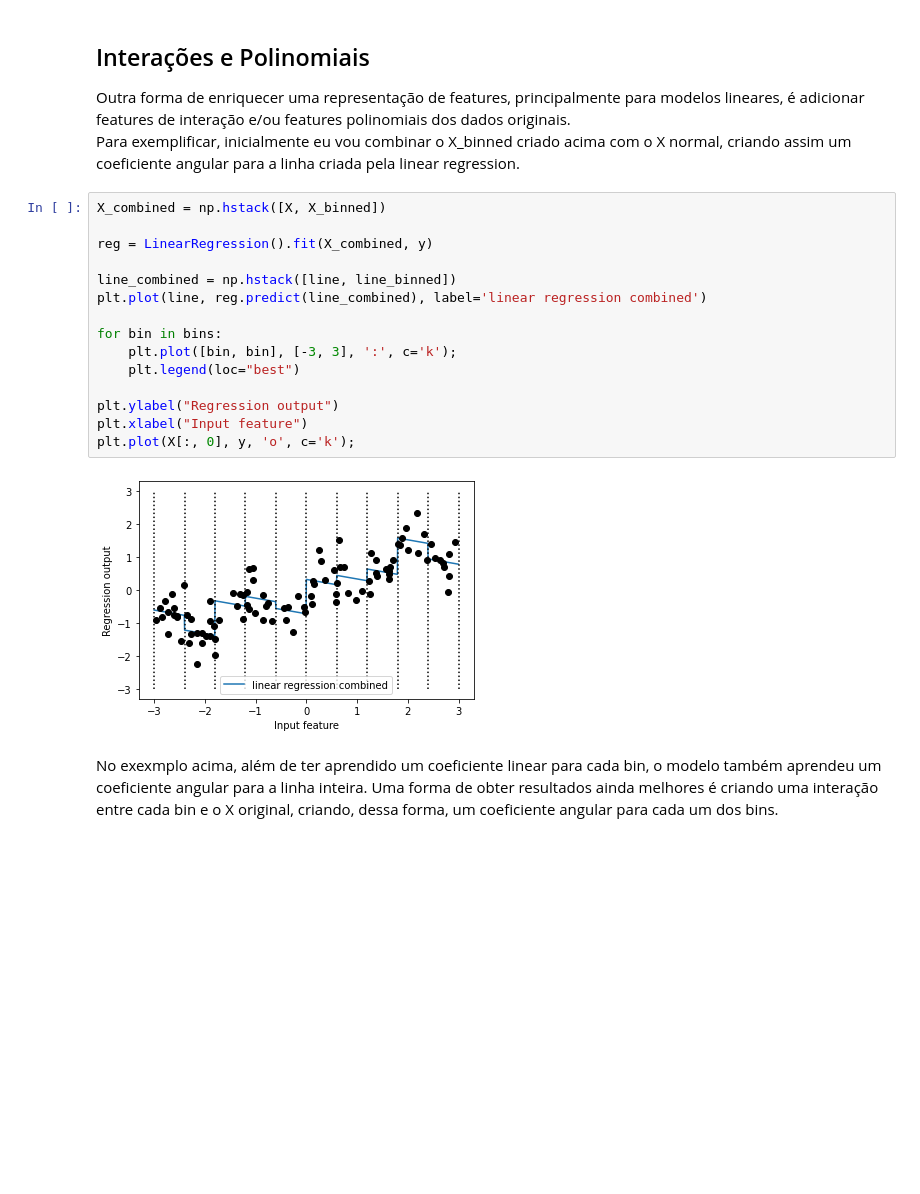
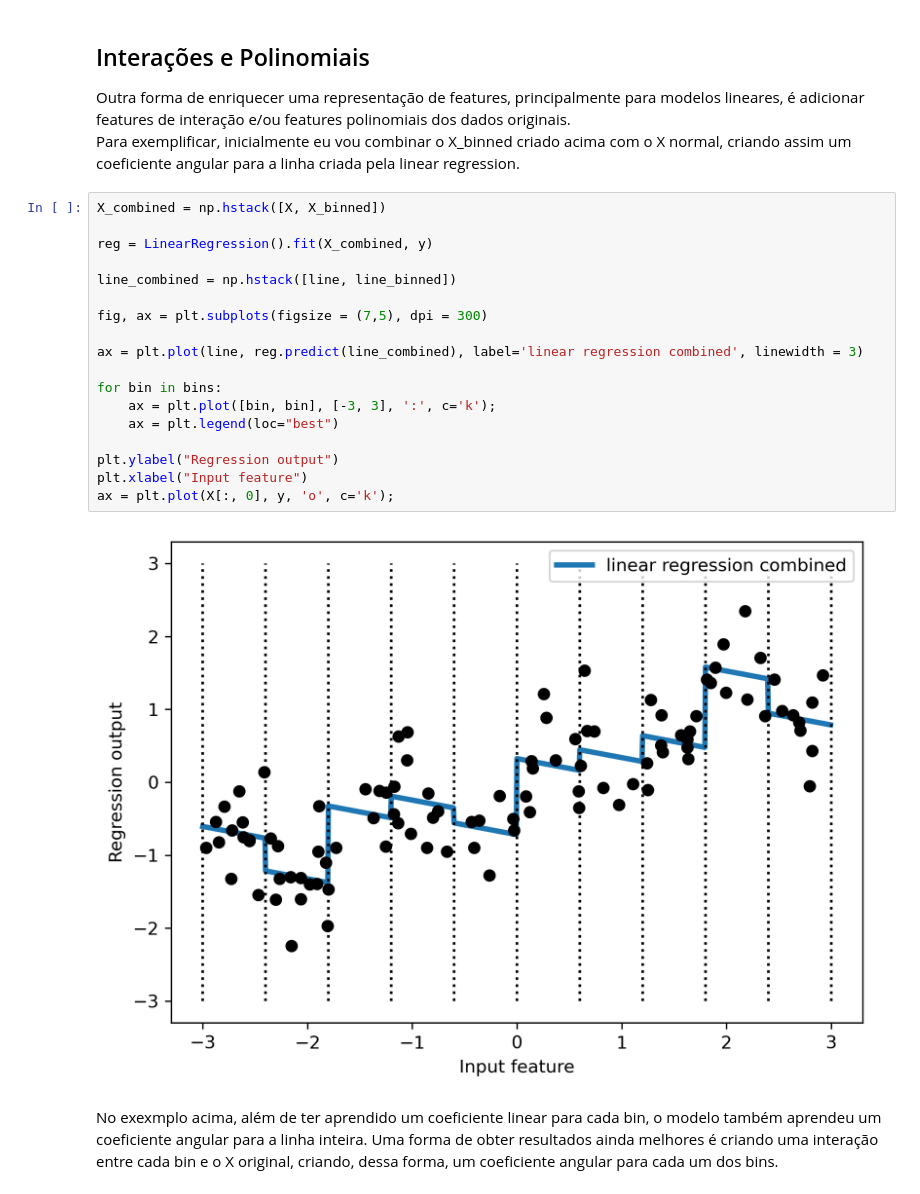
Before and after one commit to nicolasbuen/introduction_to_ml, a Jupyter notebook: Introduction to Machine Learning - Cap. 4 - Feature Engineering.ipynb, the cells around one changed output. Saved outputs shown, nothing was run; the diff lists cells and outputs as text; blank space fills up the shorter version.

```diff
--- a/Introduction to Machine Learning - Cap. 4 - Feature Engineering.ipynb
+++ b/Introduction to Machine Learning - Cap. 4 - Feature Engineering.ipynb
@@ -259,20 +259,23 @@ Para exemplificar, inicialmente eu vou combinar o X_binned criado acima com o X
 # %%
 X_combined = np.hstack([X, X_binned])
 
 reg = LinearRegression().fit(X_combined, y)
 
 line_combined = np.hstack([line, line_binned])
-plt.plot(line, reg.predict(line_combined), label='linear regression combined')
+
+fig, ax = plt.subplots(figsize = (7,5), dpi = 300)
+
+ax = plt.plot(line, reg.predict(line_combined), label='linear regression combined', linewidth = 3)
 
 for bin in bins:
-    plt.plot([bin, bin], [-3, 3], ':', c='k');
-    plt.legend(loc="best")
+    ax = plt.plot([bin, bin], [-3, 3], ':', c='k');
+    ax = plt.legend(loc="best")
 
 plt.ylabel("Regression output")
 plt.xlabel("Input feature")
-plt.plot(X[:, 0], y, 'o', c='k');
+ax = plt.plot(X[:, 0], y, 'o', c='k');
 # %% [output]
-[figure, old version]
+[figure, new version]
 # %% [markdown]
 No exexmplo acima, além de ter aprendido um coeficiente linear para cada bin, o modelo também aprendeu um coeficiente angular para a linha inteira. Uma forma de obter resultados ainda melhores é criando uma interação entre cada bin e o X original, criando, dessa forma, um coeficiente angular para cada um dos bins.
 # %%
```
Also changed, not shown: parts of 2 cells of this notebook, 2 other files.
